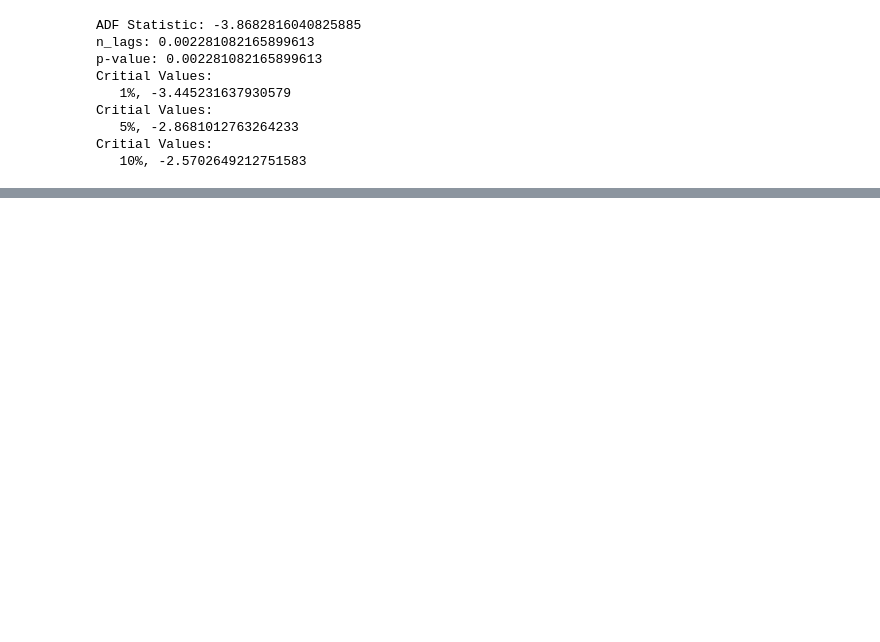
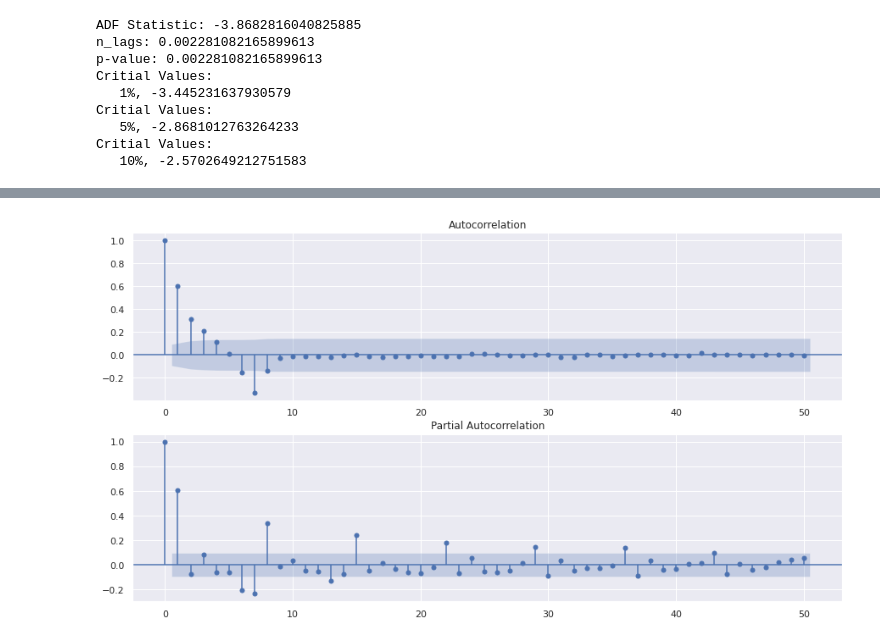
Before and after one commit to nikita-gith/wq-grn-revenue-prediction, a Jupyter notebook: Untitled.ipynb, the cells around one changed output, grey strips where cells are left out. Cells and saved outputs as stored; diff of their text form; code cells hidden in the pictures; blank space fills up the shorter version.

```diff
--- a/Untitled.ipynb
+++ b/Untitled.ipynb
@@ -102,0 +133,6 @@ Critial Values:
+# %%
+data['offer']=data['PRICE'].map(lambda x:1 if x<4 else 0)
+data['discount']=data['PRICE'].apply(discount)
+# %%
+data=data[1:]
+data.head()
@@ -102,0 +149,5 @@ Critial Values:
+# %%
+train_start,train_end = '2015-04-04','2016-06-02'
+test_start,test_end = '2016-06-03','2016-10-01'
+train = data[train_start:train_end]
+test = data[test_start:test_end]
@@ -102,0 +156,4 @@ Critial Values:
+# %%
+sarimax = sm.tsa.statespace.SARIMAX(np.log(train['TOTAL']),order=(2,0,0),seasonal_order=(0,1,1,7),exog = train[['PRICE','discount','offer']],
+                                enforce_stationarity=False, enforce_invertibility=False,freq='D').fit()
+sarimax.summary()
@@ -102,0 +184,8 @@ Critial Values:
+# %%
+res = sarimax.resid
+fig,ax = plt.subplots(2,1,figsize=(15,8))
+fig = sm.graphics.tsa.plot_acf(res, lags=50, ax=ax[0])
+fig = sm.graphics.tsa.plot_pacf(res, lags=50, ax=ax[1])
+plt.show()
+# %% [output]
+[figure, added]
```
Also changed, not shown: parts of 26 cells of this notebook.
